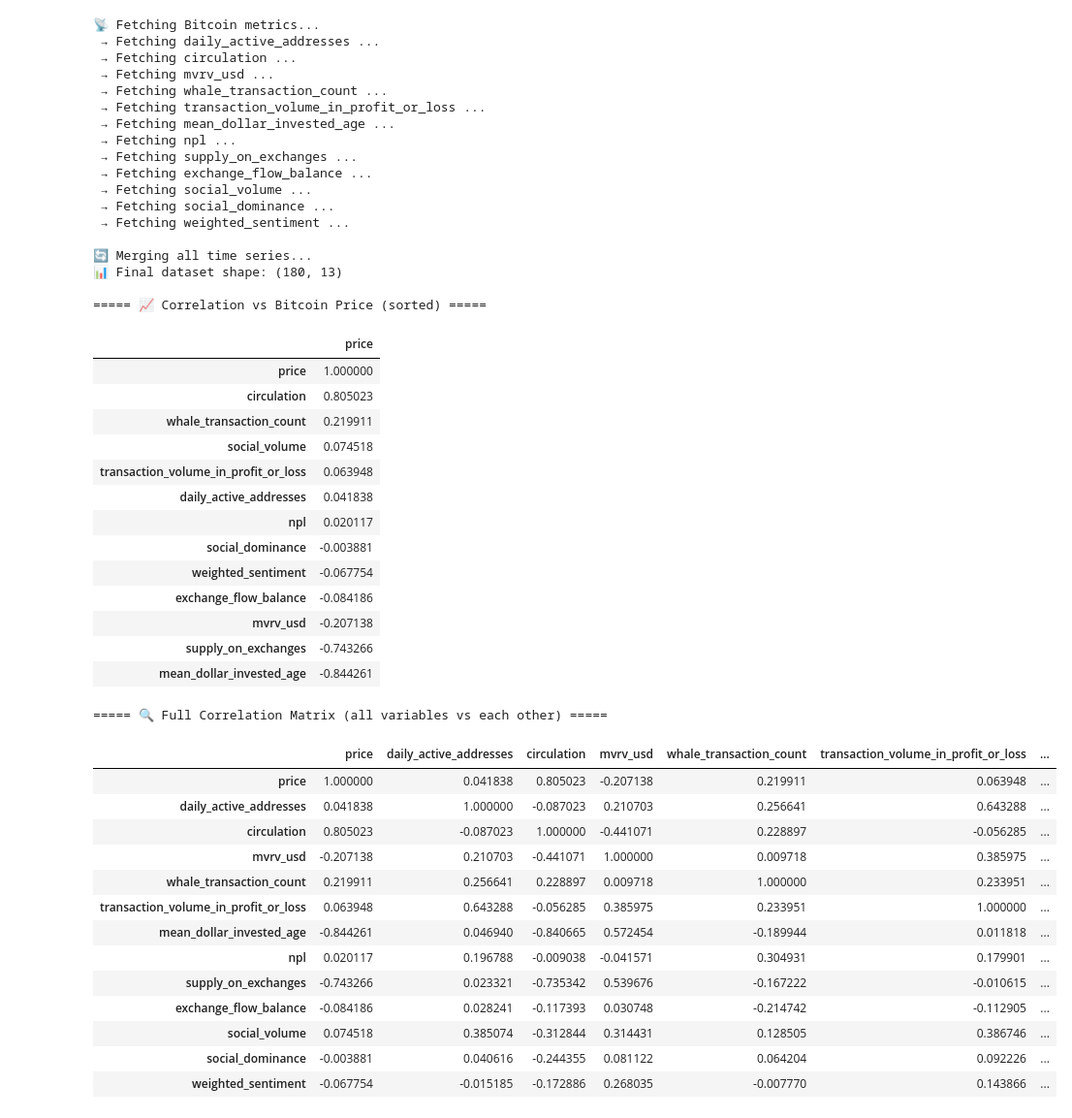
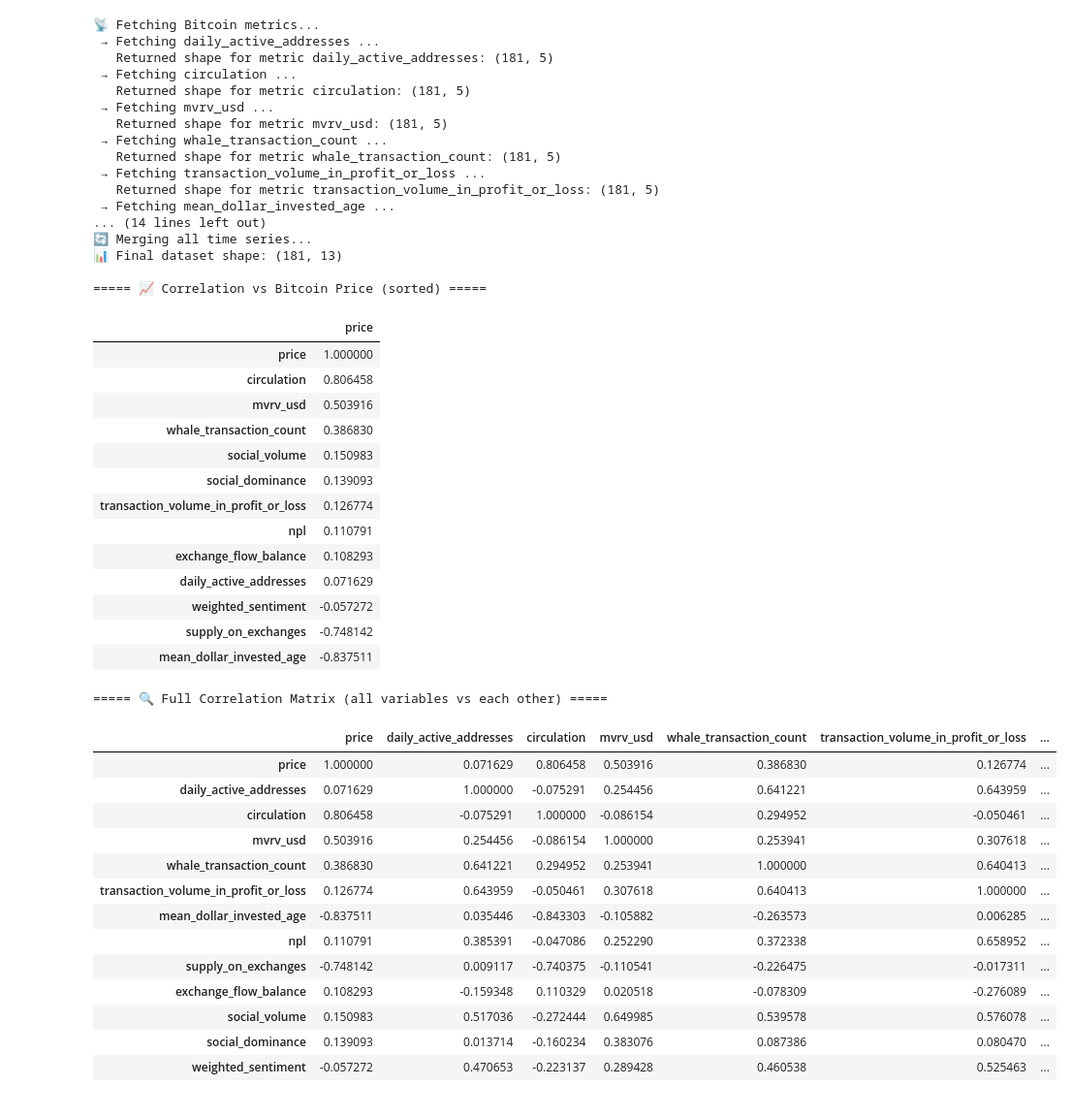
Before and after one commit to Sabbuth/TradingPoC, a Jupyter notebook: santiment.ipynb, the cells around one changed output. Shown at 97% size. Saved outputs shown, nothing was run; the diff lists cells and outputs as text; code cells hidden in the pictures.

```diff
--- a/santiment.ipynb
+++ b/santiment.ipynb
@@ -49,7 +49,7 @@ class SantimentClient:
         self.metrics = {
             'daily_active_addresses': 'daily_active_addresses',
             'circulation': 'circulation',
-            'mvrv_usd': 'mvrv_usd_30d',
+            'mvrv_usd': 'mvrv_usd_intraday',
             'whale_transaction_count': 'whale_transaction_count_1m_usd_to_inf',
             'transaction_volume_in_profit_or_loss': 'transaction_volume_in_profit',
             'mean_dollar_invested_age': 'mean_dollar_invested_age',
@@ -510,7 +510,7 @@ slug = "bitcoin"
 print("📡 Fetching Bitcoin metrics...")
 
 # Fetch price (via market_cap_usd)
-price_data = client.get_market_cap_usd(slug, from_date, to_date, interval="2h")
+price_data = client.get_market_cap_usd(slug, from_date, to_date, interval="1d")
 price_df = client.to_dataframe(price_data)[["value"]].rename(columns={"value": "price"})
 
 metric_dfs = {"price": price_df}
@@ -521,8 +521,9 @@ for metric in client.metrics.keys():
         continue  # Already used as price
 
     print(f" → Fetching {metric} ...")
-    data = client.get_metric_data(slug, metric, from_date, to_date, interval="2h")
+    data = client.get_metric_data(slug, metric, from_date, to_date, interval="1d")
     df = client.to_dataframe(data)
+    print(f"   Returned shape for metric {metric}: {df.shape}")
 
     if df.empty:
         print(f"   ⚠️ No data returned for {metric}")
@@ -540,63 +541,62 @@ print(f"📊 Final dataset shape: {merged_df.shape}")
 # -----------------------------
 # FULL CORRELATION MATRIX
 # -----------------------------
 full_corr_matrix = merged_df.corr()
 
 # -----------------------------
 # CORRELATION vs PRICE (sorted)
 # -----------------------------
 corr_vs_price = full_corr_matrix[["price"]].sort_values("price", ascending=False)
 
 print("\n===== 📈 Correlation vs Bitcoin Price (sorted) =====\n")
 display(corr_vs_price)
 
 print("\n===== 🔍 Full Correlation Matrix (all variables vs each other) =====\n")
 display(full_corr_matrix)
 # %% [output]
 📡 Fetching Bitcoin metrics...
  → Fetching daily_active_addresses ...
+   Returned shape for metric daily_active_addresses: (181, 5)
  → Fetching circulation ...
+   Returned shape for metric circulation: (181, 5)
  → Fetching mvrv_usd ...
+   Returned shape for metric mvrv_usd: (181, 5)
  → Fetching whale_transaction_count ...
+   Returned shape for metric whale_transaction_count: (181, 5)
  → Fetching transaction_volume_in_profit_or_loss ...
+   Returned shape for metric transaction_volume_in_profit_or_loss: (181, 5)
  → Fetching mean_dollar_invested_age ...
- → Fetching npl ...
- → Fetching supply_on_exchanges ...
- → Fetching exchange_flow_balance ...
- → Fetching social_volume ...
- → Fetching social_dominance ...
- → Fetching weighted_sentiment ...
-
+... (14 lines left out)
 🔄 Merging all time series...
-📊 Final dataset shape: (180, 13)
+📊 Final dataset shape: (181, 13)
 
 ===== 📈 Correlation vs Bitcoin Price (sorted) =====
 |  | price |
 | price | 1.000000 |
-| circulation | 0.805023 |
-| whale_transaction_count | 0.219911 |
-| social_volume | 0.074518 |
-| transaction_volume_in_profit_or_loss | 0.063948 |
-| daily_active_addresses | 0.041838 |
-| npl | 0.020117 |
-| social_dominance | -0.003881 |
-| weighted_sentiment | -0.067754 |
-| exchange_flow_balance | -0.084186 |
-| mvrv_usd | -0.207138 |
-| supply_on_exchanges | -0.743266 |
-| mean_dollar_invested_age | -0.844261 |
+| circulation | 0.806458 |
+| mvrv_usd | 0.503916 |
+| whale_transaction_count | 0.386830 |
+| social_volume | 0.150983 |
+| social_dominance | 0.139093 |
+| transaction_volume_in_profit_or_loss | 0.126774 |
+| npl | 0.110791 |
+| exchange_flow_balance | 0.108293 |
+| daily_active_addresses | 0.071629 |
+| weighted_sentiment | -0.057272 |
+| supply_on_exchanges | -0.748142 |
+| mean_dollar_invested_age | -0.837511 |
 ===== 🔍 Full Correlation Matrix (all variables vs each other) =====
 |  | price | daily_active_addresses | circulation | mvrv_usd | whale_transaction_count | transaction_volume_in_profit_or_loss | ... |
-| price | 1.000000 | 0.041838 | 0.805023 | -0.207138 | 0.219911 | 0.063948 | ... |
-| daily_active_addresses | 0.041838 | 1.000000 | -0.087023 | 0.210703 | 0.256641 | 0.643288 | ... |
-| circulation | 0.805023 | -0.087023 | 1.000000 | -0.441071 | 0.228897 | -0.056285 | ... |
-| mvrv_usd | -0.207138 | 0.210703 | -0.441071 | 1.000000 | 0.009718 | 0.385975 | ... |
-| whale_transaction_count | 0.219911 | 0.256641 | 0.228897 | 0.009718 | 1.000000 | 0.233951 | ... |
-| transaction_volume_in_profit_or_loss | 0.063948 | 0.643288 | -0.056285 | 0.385975 | 0.233951 | 1.000000 | ... |
-| mean_dollar_invested_age | -0.844261 | 0.046940 | -0.840665 | 0.572454 | -0.189944 | 0.011818 | ... |
-| npl | 0.020117 | 0.196788 | -0.009038 | -0.041571 | 0.304931 | 0.179901 | ... |
-| supply_on_exchanges | -0.743266 | 0.023321 | -0.735342 | 0.539676 | -0.167222 | -0.010615 | ... |
-| exchange_flow_balance | -0.084186 | 0.028241 | -0.117393 | 0.030748 | -0.214742 | -0.112905 | ... |
-| social_volume | 0.074518 | 0.385074 | -0.312844 | 0.314431 | 0.128505 | 0.386746 | ... |
-| social_dominance | -0.003881 | 0.040616 | -0.244355 | 0.081122 | 0.064204 | 0.092226 | ... |
-| weighted_sentiment | -0.067754 | -0.015185 | -0.172886 | 0.268035 | -0.007770 | 0.143866 | ... |
+| price | 1.000000 | 0.071629 | 0.806458 | 0.503916 | 0.386830 | 0.126774 | ... |
+| daily_active_addresses | 0.071629 | 1.000000 | -0.075291 | 0.254456 | 0.641221 | 0.643959 | ... |
+| circulation | 0.806458 | -0.075291 | 1.000000 | -0.086154 | 0.294952 | -0.050461 | ... |
+| mvrv_usd | 0.503916 | 0.254456 | -0.086154 | 1.000000 | 0.253941 | 0.307618 | ... |
+| whale_transaction_count | 0.386830 | 0.641221 | 0.294952 | 0.253941 | 1.000000 | 0.640413 | ... |
+| transaction_volume_in_profit_or_loss | 0.126774 | 0.643959 | -0.050461 | 0.307618 | 0.640413 | 1.000000 | ... |
+| mean_dollar_invested_age | -0.837511 | 0.035446 | -0.843303 | -0.105882 | -0.263573 | 0.006285 | ... |
+| npl | 0.110791 | 0.385391 | -0.047086 | 0.252290 | 0.372338 | 0.658952 | ... |
+| supply_on_exchanges | -0.748142 | 0.009117 | -0.740375 | -0.110541 | -0.226475 | -0.017311 | ... |
+| exchange_flow_balance | 0.108293 | -0.159348 | 0.110329 | 0.020518 | -0.078309 | -0.276089 | ... |
+| social_volume | 0.150983 | 0.517036 | -0.272444 | 0.649985 | 0.539578 | 0.576078 | ... |
+| social_dominance | 0.139093 | 0.013714 | -0.160234 | 0.383076 | 0.087386 | 0.080470 | ... |
+| weighted_sentiment | -0.057272 | 0.470653 | -0.223137 | 0.289428 | 0.460538 | 0.525463 | ... |
```
